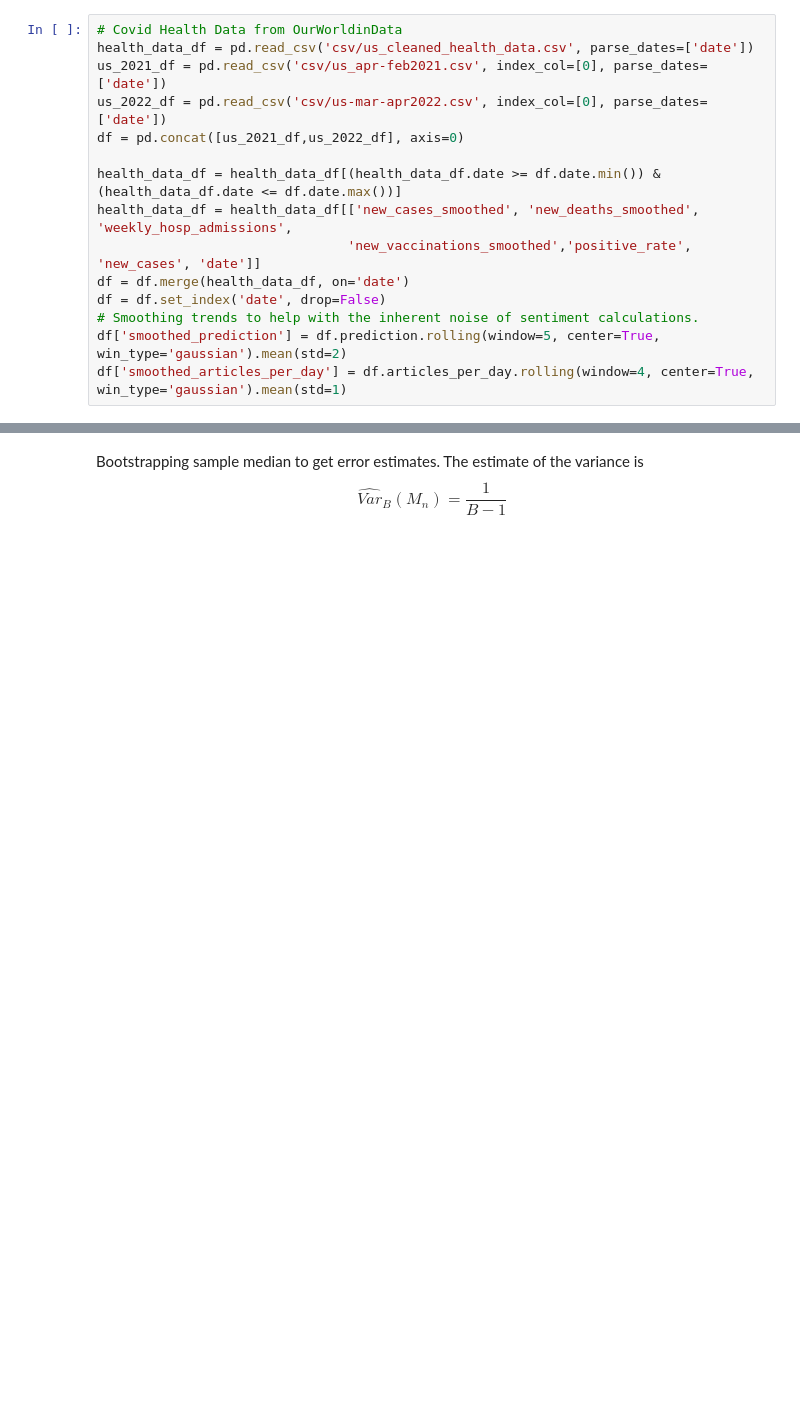
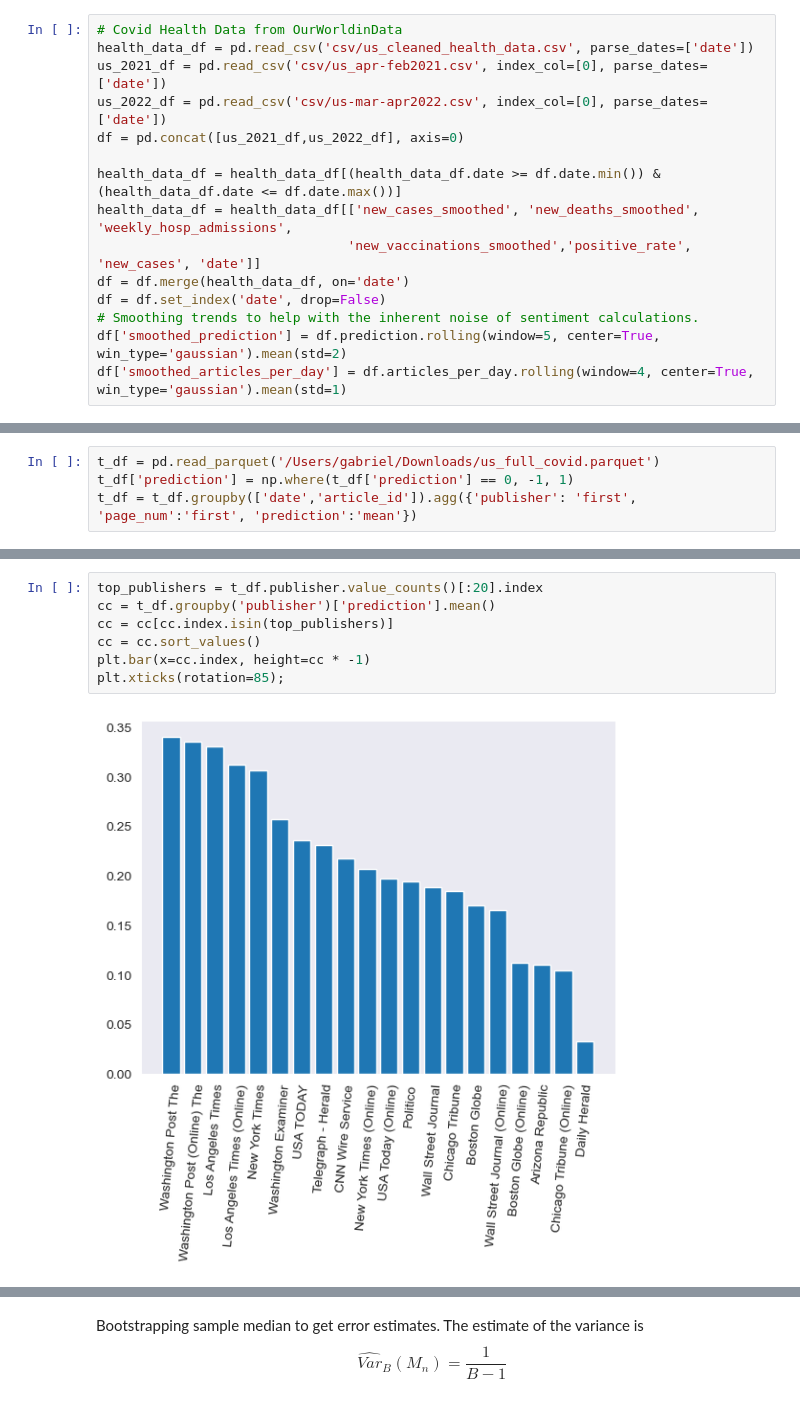
Before and after one commit to GabeNicholson/covid-news, a Jupyter notebook: 4)plotting_and_analysis.ipynb, the cells around one changed output, grey strips where cells are left out. Cells and saved outputs as stored; diff of their text form; blank space fills up the shorter version.

```diff
--- a/4)plotting_and_analysis.ipynb
+++ b/4)plotting_and_analysis.ipynb
@@ -59,0 +54,4 @@ Index(['date', 'prediction', 'articles_per_day', 'new_cases_smoothed',
+# %%
+t_df = pd.read_parquet('/Users/gabriel/Downloads/us_full_covid.parquet')
+t_df['prediction'] = np.where(t_df['prediction'] == 0, -1, 1)
+t_df = t_df.groupby(['date','article_id']).agg({'publisher': 'first', 'page_num':'first', 'prediction':'mean'})
@@ -59,0 +78,9 @@ Index(['date', 'prediction', 'articles_per_day', 'new_cases_smoothed',
+# %%
+top_publishers = t_df.publisher.value_counts()[:20].index
+cc = t_df.groupby('publisher')['prediction'].mean()
+cc = cc[cc.index.isin(top_publishers)]
+cc = cc.sort_values()
+plt.bar(x=cc.index, height=cc * -1)
+plt.xticks(rotation=85);
+# %% [output]
+[figure, added]
```
Also changed, not shown: parts of 9 cells of this notebook, 6 other files.
